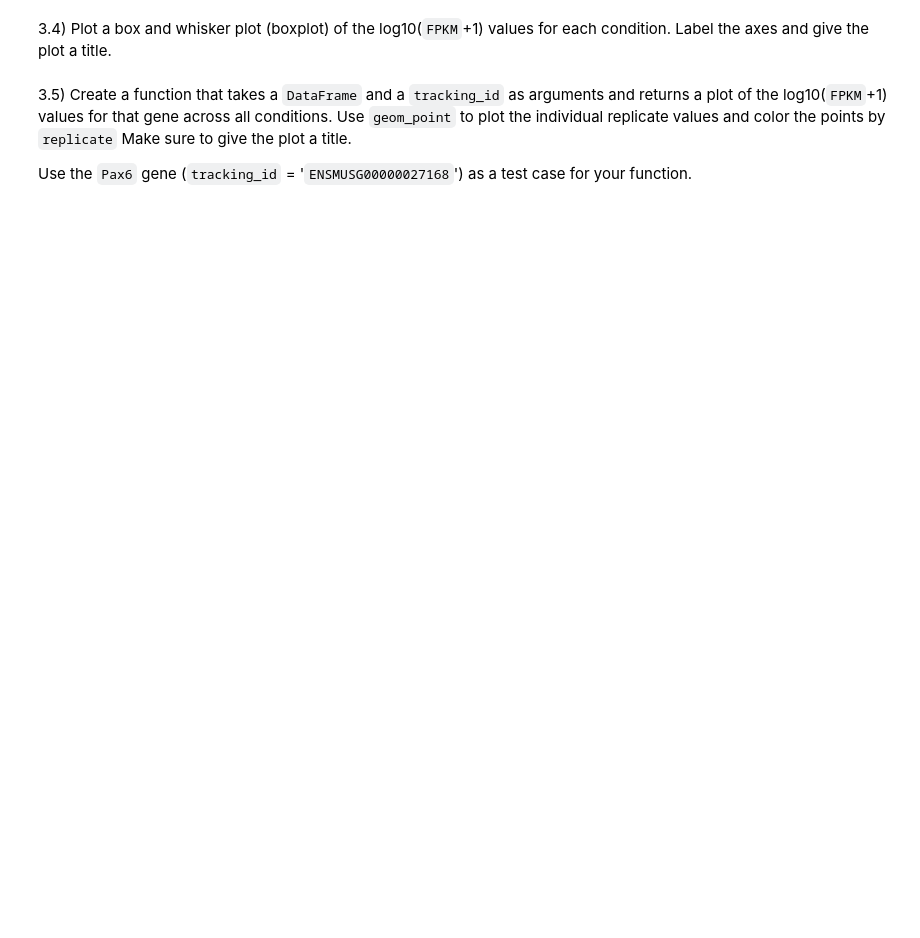
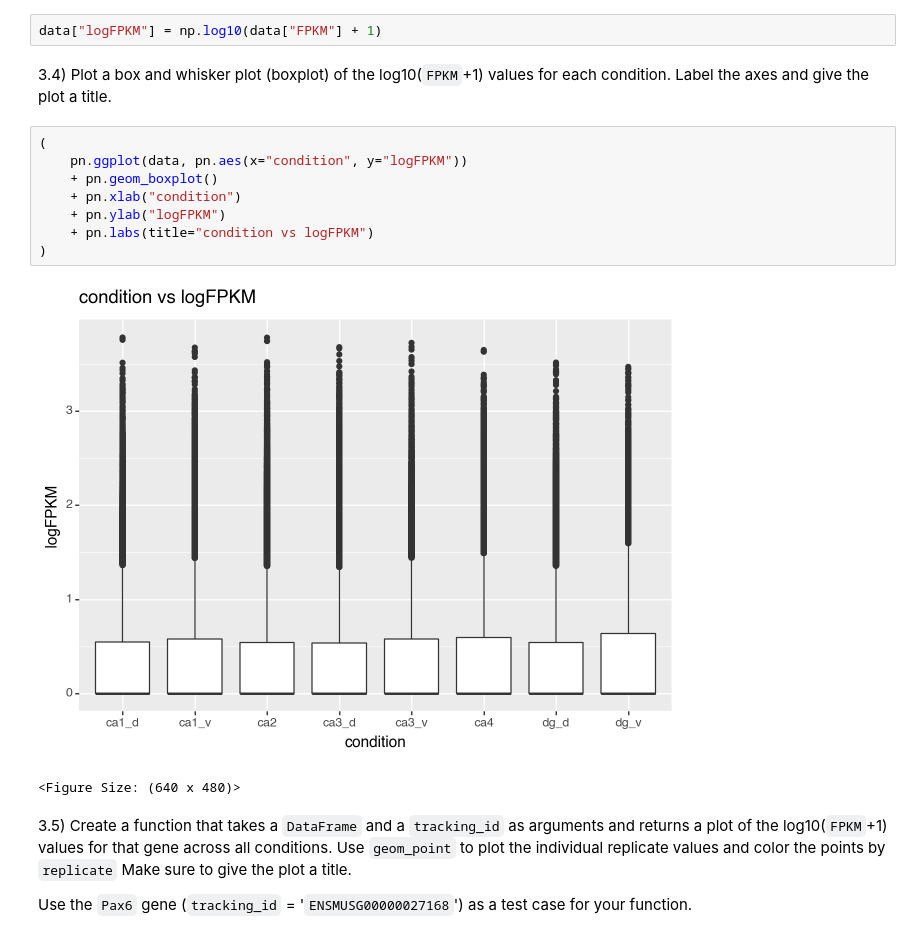
Before and after one commit to gofflab/quant_mol_neuro_2023, a Jupyter notebook: modules/module2/problemset/module2_problemset.ipynb, the cells around one changed output. Saved outputs shown, nothing was run; the diff lists cells and outputs as text; blank space fills up the shorter version.

```diff
--- a/modules/module2/problemset/module2_problemset.ipynb
+++ b/modules/module2/problemset/module2_problemset.ipynb
@@ -82,8 +295,21 @@ Upon completion of the transformation, validate the dimensions of your new DataF
 3.3) FPKM values are often log-transformed to make them more normally distributed. However, since FPKM values can be zero, we often add a small constant (1) called a 'pseudocount' to the FPKM values before log-transforming them to avoid taking the log of zero.
 
 For the FPKM values in your melted `DataFrame`, calculate the log10(`FPKM`+1) and add these values as a new column.
+# %%
+data["logFPKM"] = np.log10(data["FPKM"] + 1)
 # %% [markdown]
 3.4) Plot a box and whisker plot (boxplot) of the log10(`FPKM`+1) values for each condition. Label the axes and give the plot a title.
+# %%
+(
+    pn.ggplot(data, pn.aes(x="condition", y="logFPKM"))
+    + pn.geom_boxplot()
+    + pn.xlab("condition")
+    + pn.ylab("logFPKM")
+    + pn.labs(title="condition vs logFPKM")
+)
+# %% [output]
+[figure, added]
+<Figure Size: (640 x 480)>
 # %% [markdown]
 3.5) Create a function that takes a `DataFrame` and a `tracking_id` as arguments and returns a plot of the log10(`FPKM`+1) values for that gene across all conditions. Use `geom_point` to plot the individual replicate values and color the points by `replicate` Make sure to give the plot a title.
 
```
Also changed, not shown: parts of 22 cells of this notebook, 1 other file.
